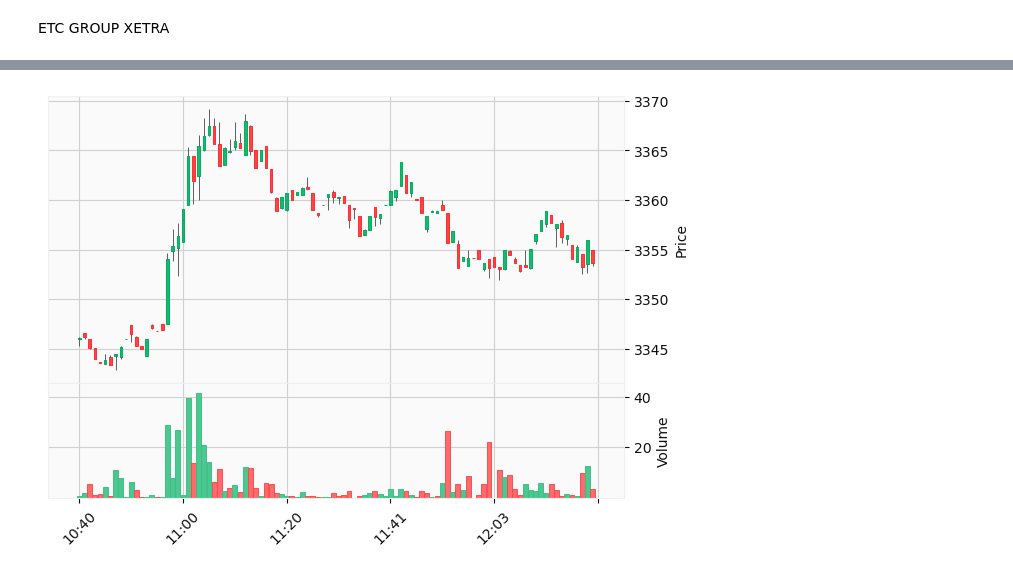
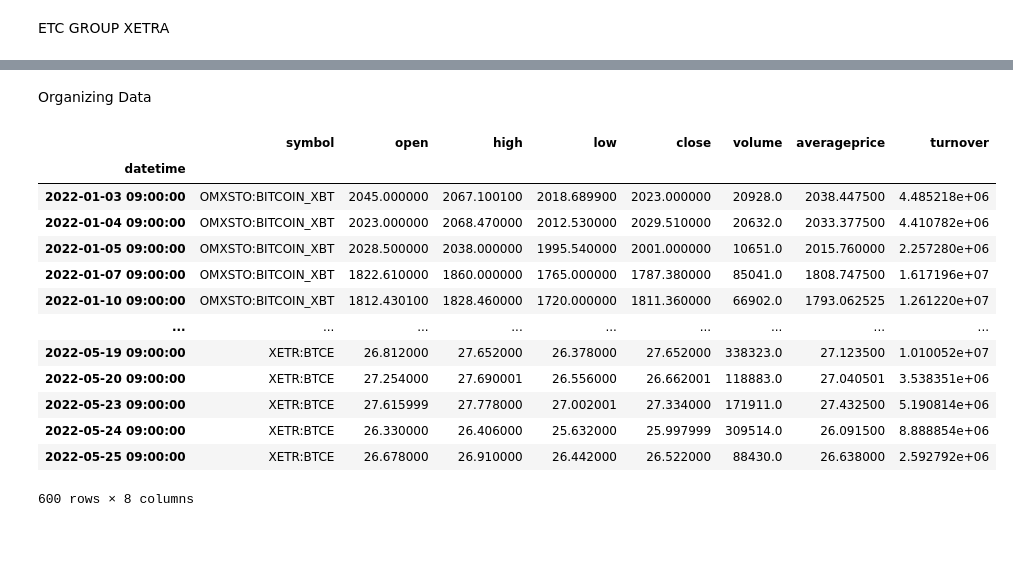
Before and after one commit to RebellionL/tvdatafeed, a Jupyter notebook: tv.ipynb, the cells around one changed output, grey strips where cells are left out. Drawn from its saved outputs; the diff is of its cells as text; code cells hidden in the pictures; blank space fills up the shorter version.

Commit message:
Data cleaning

```diff
--- a/tv.ipynb
+++ b/tv.ipynb
@@ -381,4 +553,0 @@ import mplfinance as mpf
-# %%
-mpf.plot(etheur_data.head(100),type='candle',style='yahoo',volume=True)
-# %% [output]
-[figure, removed]
@@ -388,0 +554,23 @@ BTC_XBT.to_csv("xbt_btc.csv")
+# %% [markdown]
+Organizing Data
+# %%
+#BTC Products
+
+BTC_products = [pd_BTC_XBT, pd_BTC_ZERO_SEK, pd_BTCE_XBT, pd_21SHARES_SIX_BTC, pd_21SHARES_XETRA_BTC, pd_ETC_GROUP_XETRA_BTC]
+BTC_products_concated = pd.concat(BTC_products)
+BTC_products_concated
+# %% [output]
+|  | symbol | open | high | low | close | volume | averageprice | turnover |
+| datetime |  |  |  |  |  |  |  |  |
+| 2022-01-03 09:00:00 | OMXSTO:BITCOIN_XBT | 2045.000000 | 2067.100100 | 2018.689900 | 2023.000000 | 20928.0 | 2038.447500 | 4.485218e+06 |
+| 2022-01-04 09:00:00 | OMXSTO:BITCOIN_XBT | 2023.000000 | 2068.470000 | 2012.530000 | 2029.510000 | 20632.0 | 2033.377500 | 4.410782e+06 |
+| 2022-01-05 09:00:00 | OMXSTO:BITCOIN_XBT | 2028.500000 | 2038.000000 | 1995.540000 | 2001.000000 | 10651.0 | 2015.760000 | 2.257280e+06 |
+| 2022-01-07 09:00:00 | OMXSTO:BITCOIN_XBT | 1822.610000 | 1860.000000 | 1765.000000 | 1787.380000 | 85041.0 | 1808.747500 | 1.617196e+07 |
+| 2022-01-10 09:00:00 | OMXSTO:BITCOIN_XBT | 1812.430100 | 1828.460000 | 1720.000000 | 1811.360000 | 66902.0 | 1793.062525 | 1.261220e+07 |
+| ... | ... | ... | ... | ... | ... | ... | ... | ... |
+| 2022-05-19 09:00:00 | XETR:BTCE | 26.812000 | 27.652000 | 26.378000 | 27.652000 | 338323.0 | 27.123500 | 1.010052e+07 |
+| 2022-05-20 09:00:00 | XETR:BTCE | 27.254000 | 27.690001 | 26.556000 | 26.662001 | 118883.0 | 27.040501 | 3.538351e+06 |
+| 2022-05-23 09:00:00 | XETR:BTCE | 27.615999 | 27.778000 | 27.002001 | 27.334000 | 171911.0 | 27.432500 | 5.190814e+06 |
+| 2022-05-24 09:00:00 | XETR:BTCE | 26.330000 | 26.406000 | 25.632000 | 25.997999 | 309514.0 | 26.091500 | 8.888854e+06 |
+| 2022-05-25 09:00:00 | XETR:BTCE | 26.678000 | 26.910000 | 26.442000 | 26.522000 | 88430.0 | 26.638000 | 2.592792e+06 |
+600 rows × 8 columns
```
Also changed, not shown: parts of 53 cells of this notebook, 2 other files.
